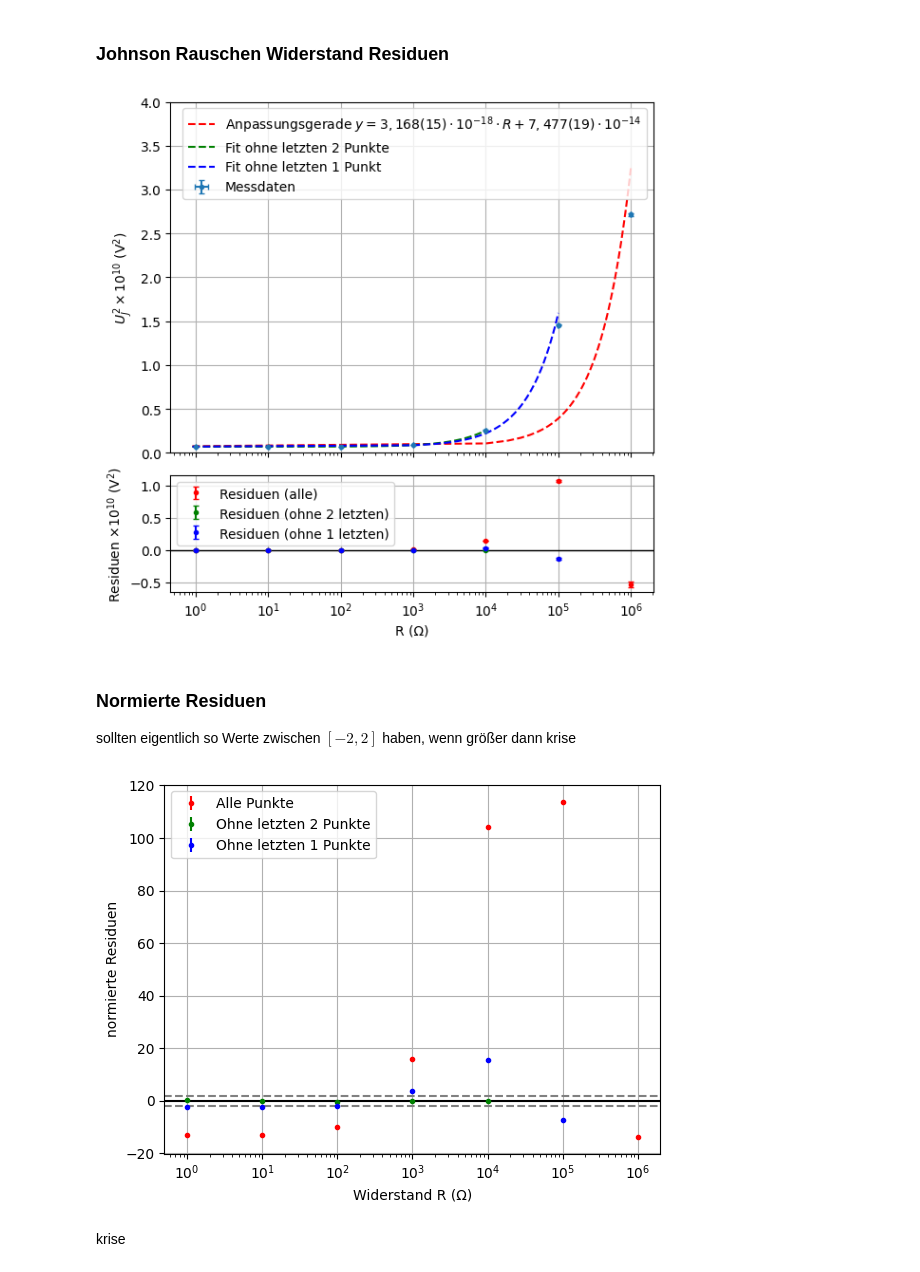
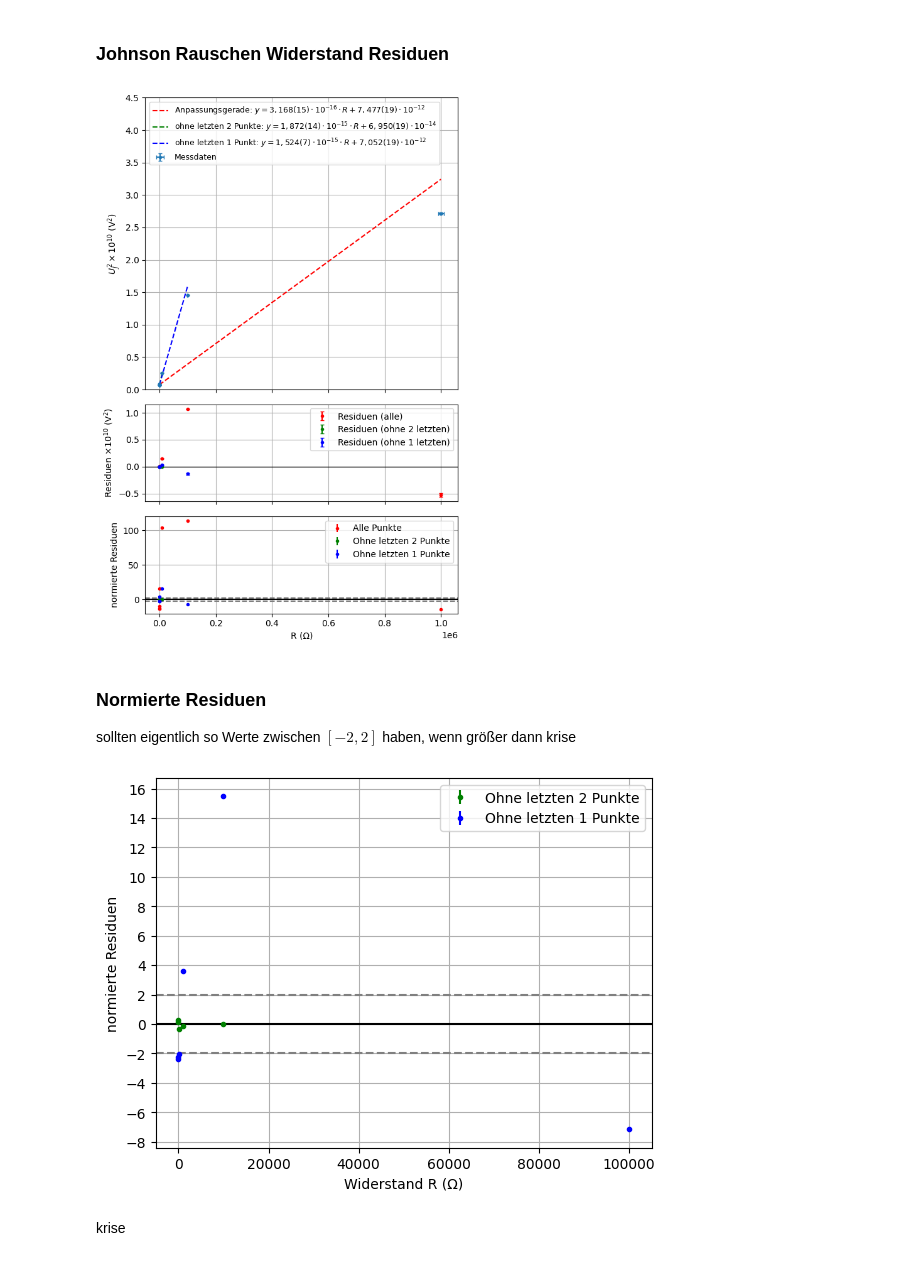
Before and after one commit to itzhaQQ/P4_WS2526, a Jupyter notebook: 425_ElektronischesRauschen/src/johnson.ipynb, the cells around one changed output. Cells and saved outputs as stored; diff of their text form; code cells hidden in the pictures.

```diff
--- a/425_ElektronischesRauschen/src/johnson.ipynb
+++ b/425_ElektronischesRauschen/src/johnson.ipynb
@@ -203,56 +203,67 @@ var_x3 = (m3 * x3_err)**2 if 'x3_err' in locals() else 0.0
 
 sigma_r3 = np.sqrt(y3_err**2 + var_model3 + var_x3)
 
+# Optional: normalisierte (studentisierte) Residuen
+norm_res  = residuals  / sigma_r
+norm_res2 = residuals2 / sigma_r2
+norm_res3 = residuals3 / sigma_r3
 
-fig, (ax1, ax2) = plt.subplots(2, 1, sharex=True,
-                               gridspec_kw={'height_ratios': [3, 1]},
-                               figsize=(6, 6))
+
+fig, (ax1, ax2, ax3) = plt.subplots(3, 1, sharex=True,
+                               gridspec_kw={'height_ratios': [3, 1, 1]},
+                               figsize=(6, 9))
 
 # --- Upper plot: data + fits ---
-ax1.set_ylim(0, 4)
-ax1.set_xscale('log')
+ax1.set_ylim(0, 4.5)
+#ax1.set_xscale('log')
 ax1.errorbar(R, U_J2*1e10, xerr=R_err, yerr=U_J2_err*1e10,
              fmt='.', capsize=2, label='Messdaten')
-ax1.plot(x_fit, y_fit*1e10, 'r--', label=r'Anpassungsgerade $y = 3,168(15)\cdot 10^{-18} \cdot R + 7,477(19)\cdot 10^{-14}$')
-ax1.plot(x_fit2, y2_fit*1e10, 'g--', label='Fit ohne letzten 2 Punkte')
-ax1.plot(x_fit3, y3_fit*1e10, 'b--', label='Fit ohne letzten 1 Punkt')
+ax1.plot(x_fit, y_fit*1e10, 'r--', label=r'Anpassungsgerade: $y = 3,168(15)\cdot 10^{-16} \cdot R + 7,477(19)\cdot 10^{-12}$')
+ax1.plot(x_fit2, y2_fit*1e10, 'g--', label=r'ohne letzten 2 Punkte: $y = 1,872(14)\cdot 10^{-15} \cdot R + 6,950(19)\cdot 10^{-14}$')
+ax1.plot(x_fit3, y3_fit*1e10, 'b--', label=r'ohne letzten 1 Punkt: $y = 1,524(7)\cdot 10^{-15} \cdot R + 7,052(19)\cdot 10^{-12}$')
 ax1.set_ylabel(r'$U_J^2 \times 10^{10}$ (V$^2$)')
-ax1.legend()
+ax1.legend(loc='upper left', fontsize=9)
 ax1.grid(True)
 
 # --- Lower plot: residuals ---
 # --- Residuenplot mit Fehlerbalken ---
 ax2.axhline(0, color='k', lw=1)
-ax2.set_xscale('log')
+#ax2.set_xscale('log')
 ax2.errorbar(x,  residuals*1e10,  yerr=sigma_r*1e10,  fmt='r.', capsize=2, label='Residuen (alle)')
 ax2.errorbar(x2, residuals2*1e10, yerr=sigma_r2*1e10, fmt='g.', capsize=2, label='Residuen (ohne 2 letzten)')
 ax2.errorbar(x3, residuals3*1e10, yerr=sigma_r3*1e10, fmt='b.', capsize=2, label='Residuen (ohne 1 letzten)')
-ax2.set_xlabel('R (Ω)')
+ax3.set_xlabel('R (Ω)')
 ax2.set_ylabel(r'Residuen $\times 10^{10}$ (V$^2$)')
 ax2.grid(True); ax2.legend()
+
+ax3.axhline(0, color='k')
+ax3.axhline(2, color='gray', ls='--')
+ax3.axhline(-2, color='gray', ls='--')
+#ax3.set_xscale('log')
+ax3.set_ylabel('normierte Residuen')
+ax3.errorbar(R, norm_res, yerr=np.ones_like(norm_res)*0.1, fmt='r.', label='Alle Punkte')
+ax3.errorbar(x2, norm_res2, yerr=np.ones_like(norm_res2)*0.1, fmt='g.', label='Ohne letzten 2 Punkte')
+ax3.errorbar(x3, norm_res3, yerr=np.ones_like(norm_res3)*0.1, fmt='b.', label='Ohne letzten 1 Punkte')
+ax3.grid(True); ax3.legend()
 plt.tight_layout();
-#plt.savefig('../plots/johnson_rauschen_widerstand_residuen_log.pdf', dpi=300)
+plt.savefig('../plots/johnson_rauschen_widerstand_norm_residuen.pdf', dpi=300)
 plt.show()
 
-# Optional: normalisierte (studentisierte) Residuen
-norm_res  = residuals  / sigma_r
-norm_res2 = residuals2 / sigma_r2
-norm_res3 = residuals3 / sigma_r3
 
 #ax2.axhline(0, color='black', lw=1)
 #ax2.errorbar(R, residuals*1e10, yerr=U_J2_err*1e10,
 #             fmt='.', color='r', capsize=2, label='Residuen')
 #ax2.errorbar(x2, residuals2*1e10, yerr=y2_err*1e10,
 #             fmt='.', color='g', capsize=2, label='Residuen (ohne letzten)')
 #ax2.set_xlabel('Widerstand R (Ω)')
 #ax2.set_ylabel(r'Residuen $\times 10^{10}$ (V$^2$)')
 #ax2.grid(True)
 #ax2.legend()
 
 #plt.tight_layout()
 #plt.show()
 # %% [output]
-[figure, old version]
+[figure, new version]
 # %% [markdown]
 ### Normierte Residuen
 
@@ -262,20 +273,22 @@ fig, ax = plt.subplots()
 ax.axhline(0, color='k')
 ax.axhline(2, color='gray', ls='--')
 ax.axhline(-2, color='gray', ls='--')
-ax.errorbar(R, norm_res, yerr=np.ones_like(norm_res)*0.1, fmt='r.', label='Alle Punkte')
+#ax.errorbar(R, norm_res, yerr=np.ones_like(norm_res)*0.1, fmt='r.', label='Alle Punkte')
 ax.errorbar(x2, norm_res2, yerr=np.ones_like(norm_res2)*0.1, fmt='g.', label='Ohne letzten 2 Punkte')
 ax.errorbar(x3, norm_res3, yerr=np.ones_like(norm_res3)*0.1, fmt='b.', label='Ohne letzten 1 Punkte')
 plt.xlabel('Widerstand R (Ω)')
+plt.yticks([-8, -6, -4, -2, 0, 2, 4, 6, 8, 10, 12, 14, 16])
 plt.ylabel('normierte Residuen')
-plt.xscale('log')
+#plt.xscale('log')
 #plt.ylim(-20, 20)
 plt.legend()
 plt.grid()
+plt.savefig('../plots/johnson_rauschen_widerstand_norm_residuen_red.pdf', dpi=300)
 plt.show()
 
 # scheise
 # %% [output]
-[figure, old version]
+[figure, new version]
 # %% [markdown]
 krise
 # %% [markdown]
```
Also changed, not shown: parts of 2 cells of this notebook, 6 other files.
